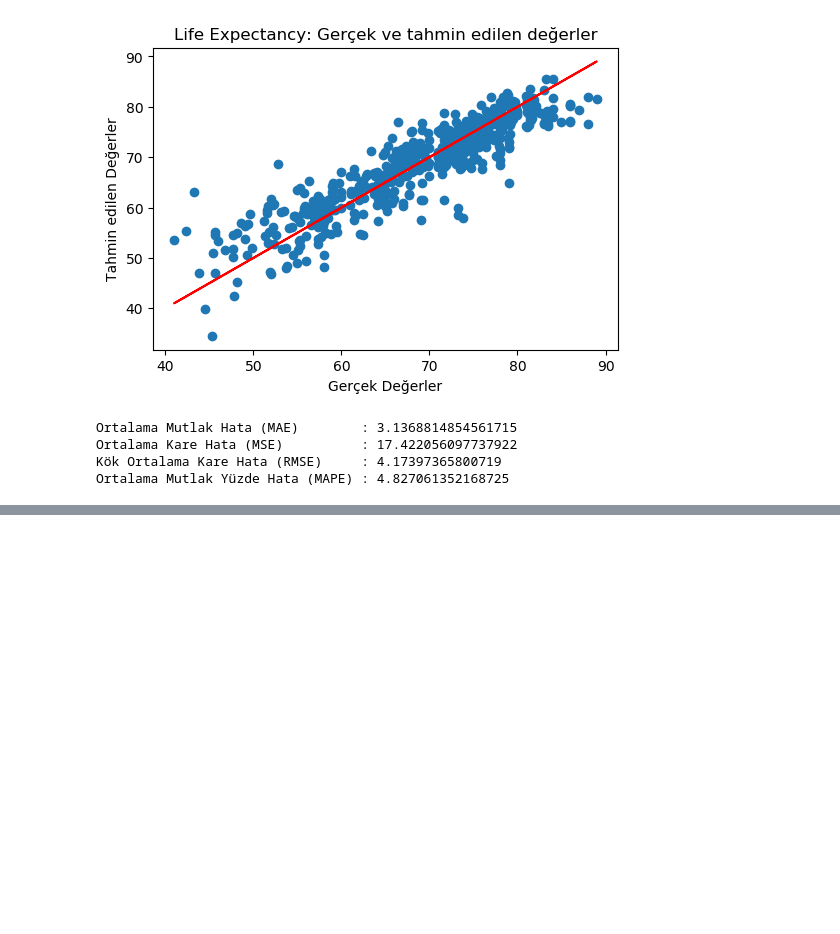
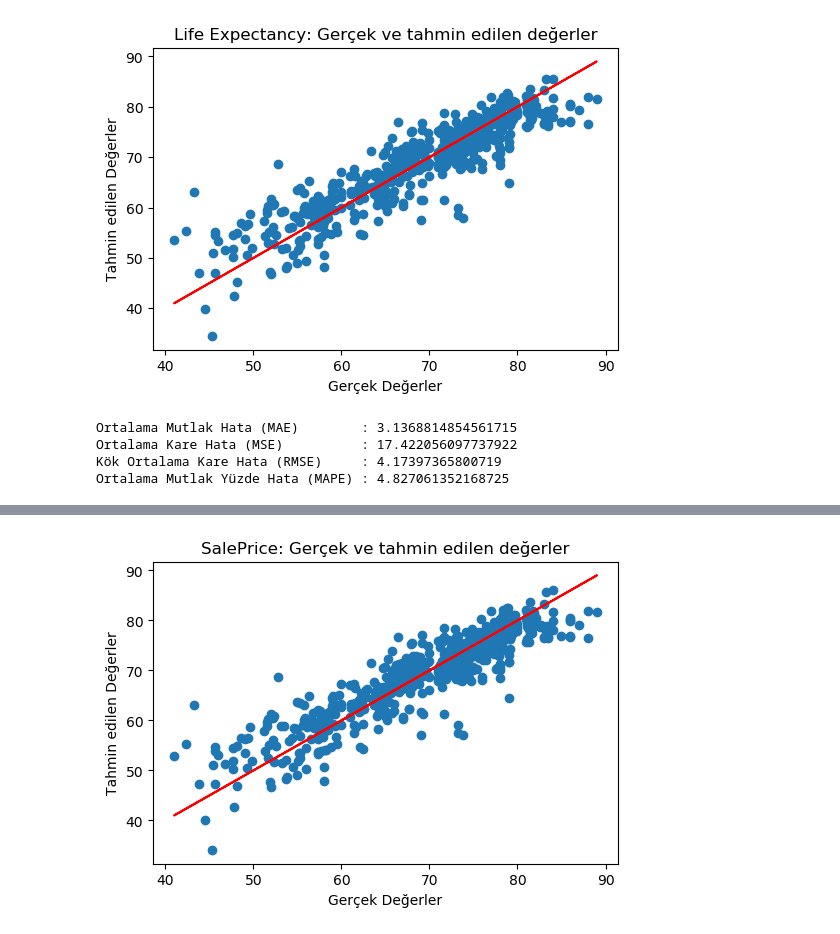
Before and after one commit to EceDolen/Proje-2-, a Jupyter notebook: proje 2 LifeExpectancyData-ASIL.ipynb, the cells around one changed output, grey strips where cells are left out. Saved outputs shown, nothing was run; the diff lists cells and outputs as text; code cells hidden in the pictures; blank space fills up the shorter version.

```diff
--- a/proje 2 LifeExpectancyData-ASIL.ipynb
+++ b/proje 2 LifeExpectancyData-ASIL.ipynb
@@ -430,5 +405,5 @@ Ortalama Kare Hata (MSE)          : 17.422056097737922
 Kök Ortalama Kare Hata (RMSE)     : 4.17397365800719
 Ortalama Mutlak Yüzde Hata (MAPE) : 4.827061352168725
 # %%
-pDegeri = tum_degiskenli_model.pvalues.sort_values(ascending=True)
+pDegeri = tum_degiskenli_model.pvalues
 anlamli_degerler = list(pDegeri[pDegeri<= 0.05].index)
@@ -439,3 +410,5 @@ NameError: name 'Const' is not defined
+# %%
+anlamli_degerler= anlamli_degerler[1:]
 # %%
 y_anlamli = LifeExpectancyData_num['Life_Expectancy']
 X_anlamli = LifeExpectancyData_num[anlamli_degerler]
@@ -443,0 +415,5 @@ KeyError: "['const'] not in index"
+# %%
+X_train, X_test, y_train, y_test = train_test_split(X_anlamli, y_anlamli, test_size = 0.2, random_state = 500)
+
+print("Eğitim kümesindeki gözlem sayısı : {}".format(X_train.shape[0]))
+print("Test kümesindeki gözlem sayısı   : {}".format(X_test.shape[0]))
@@ -443,0 +423,4 @@ KeyError: "['const'] not in index"
+# %%
+X_anlamli = sm.add_constant(X_anlamli)
+anlamli_18degiskenli_model = sm.OLS(y_anlamli, X_anlamli).fit()
+anlamli_18degiskenli_model.summary()
@@ -443,0 +460,15 @@ KeyError: "['const'] not in index"
+# %%
+X_test = sm.add_constant(X_test)
+
+y_preds = anlamli_18degiskenli_model.predict(X_test)
+
+plt.figure(dpi = 100)
+
+plt.scatter(y_test, y_preds)
+plt.plot(y_test, y_test, color="red")
+plt.xlabel("Gerçek Değerler")
+plt.ylabel("Tahmin edilen Değerler")
+plt.title("SalePrice: Gerçek ve tahmin edilen değerler")
+plt.show()
+# %% [output]
+[figure, added]
```
Also changed, not shown: parts of 14 cells of this notebook.
